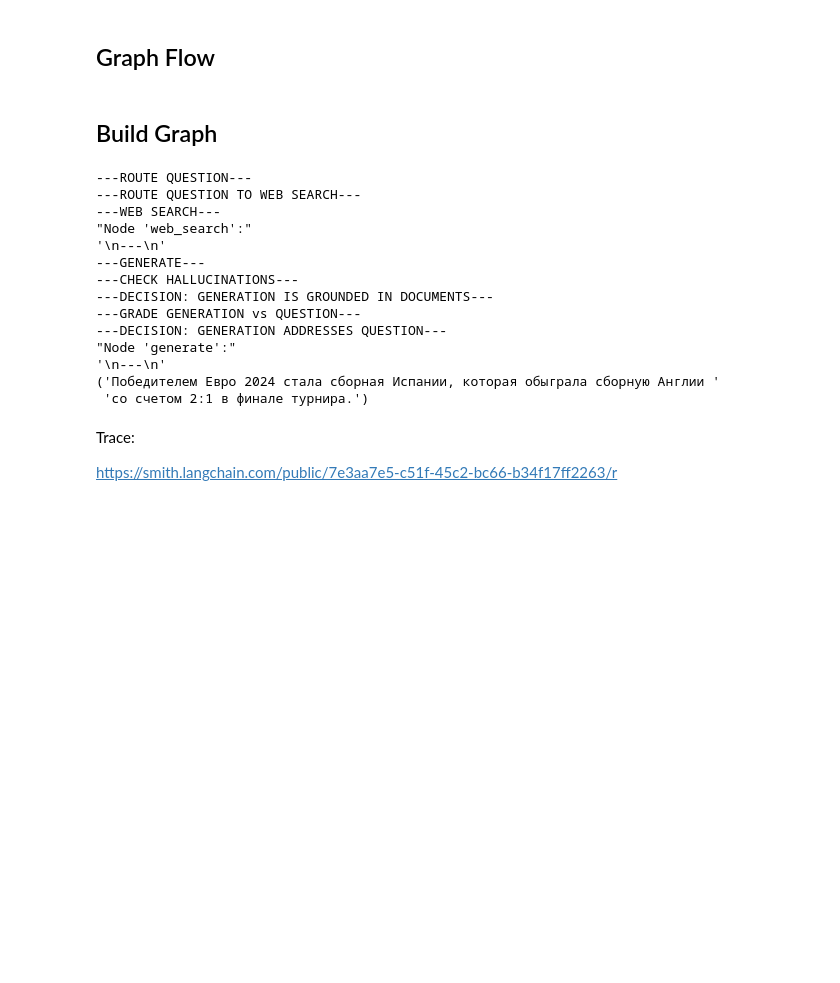
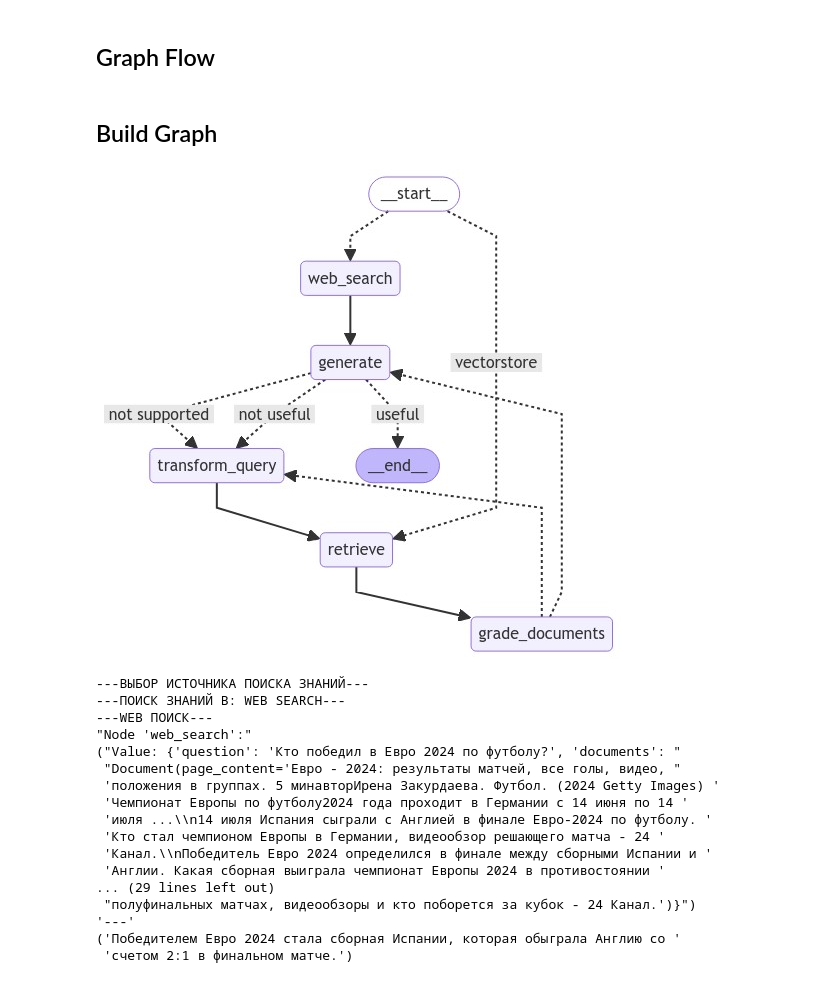
Before and after one commit to ai-forever/gigagraph, a Jupyter notebook: examples/rag/langgraph_adaptive_rag_giga.ipynb, the cells around one changed output. Drawn from its saved outputs; the diff is of its cells as text; code cells hidden in the pictures; blank space fills up the shorter version.

```diff
--- a/examples/rag/langgraph_adaptive_rag_giga.ipynb
+++ b/examples/rag/langgraph_adaptive_rag_giga.ipynb
@@ -225,7 +225,8 @@ prompt = ChatPromptTemplate([(
 
 # LLM
 # llm = ChatOpenAI(model_name="gpt-3.5-turbo", temperature=0)
-llm = GigaChat(model="GigaChat-Pro")
+# Выполняем генерацию с повышенной температурой, чтобы при необходимости получать разнобразные ответы
+llm = GigaChat(model="GigaChat-Pro", temperature=1)
 
 
 # Post-processing
@@ -265,12 +266,12 @@ llm = GigaChat(model="GigaChat-Pro")
 structured_llm_grader = llm.with_structured_output(GradeHallucinations)
 
 # Prompt
-system = """Ты оцениваешь, основана ли генерация модели на наборе найденных фактов / подтверждается ли ими. \n
-     Дай бинарную оценку 'yes' или 'no'. 'yes' означает, что ответ основан на фактах."""
+system = """Ты оцениваешь, основана ли генерация модели на данных в документе. \n
+     Дай бинарную оценку 'yes' или 'no'. 'yes' означает, что ответ основан на данных из документа."""
 hallucination_prompt = ChatPromptTemplate.from_messages(
     [
         ("system", system),
-        ("human", "Набор фактов: \n\n {documents} \n\n генерация модели: {generation}"),
+        ("human", "Данные из документа: \n\n {documents} \n\n генерация модели: {generation}"),
     ]
 )
 
@@ -613,7 +616,8 @@ workflow.add_conditional_edges(
     "generate",
     grade_generation_v_documents_and_question,
     {
-        "not supported": "generate",
+        "not supported": "transform_query",
+        # "not supported": "generate",
         "useful": END,
         "not useful": "transform_query",
     },
@@ -621,6 +625,11 @@ workflow.add_conditional_edges(
 
 # Compile
 app = workflow.compile()
+# %%
+from IPython.display import Image, display
+display(Image(app.get_graph().draw_mermaid_png()))
+# %% [output]
+[figure, added]
 # %%
 from pprint import pprint
 
@@ -633,29 +642,28 @@ for output in app.stream(inputs):
         # Node
         pprint(f"Node '{key}':")
         # Optional: print full state at each node
-        # pprint.pprint(value["keys"], indent=2, width=80, depth=None)
-    pprint("\n---\n")
+        pprint(f"Value: {value}", indent=2, width=80, depth=None)
+    pprint("---")
 
 # Final generation
 pprint(value["generation"])
 # %% [output]
----ROUTE QUESTION---
----ROUTE QUESTION TO WEB SEARCH---
----WEB SEARCH---
+---ВЫБОР ИСТОЧНИКА ПОИСКА ЗНАНИЙ---
+---ПОИСК ЗНАНИЙ В: WEB SEARCH---
+---WEB ПОИСК---
 "Node 'web_search':"
-'\n---\n'
----GENERATE---
----CHECK HALLUCINATIONS---
----DECISION: GENERATION IS GROUNDED IN DOCUMENTS---
----GRADE GENERATION vs QUESTION---
----DECISION: GENERATION ADDRESSES QUESTION---
-"Node 'generate':"
-'\n---\n'
-('Победителем Евро 2024 стала сборная Испании, которая обыграла сборную Англии '
- 'со счетом 2:1 в финале турнира.')
+("Value: {'question': 'Кто победил в Евро 2024 по футболу?', 'documents': "
+ "Document(page_content='Евро - 2024: результаты матчей, все голы, видео, "
+ 'положения в группах. 5 минавторИрена Закурдаева. Футбол. (2024 Getty Images) '
+ 'Чемпионат Европы по футболу2024 года проходит в Германии с 14 июня по 14 '
+ 'июля ...\\n14 июля Испания сыграли с Англией в финале Евро-2024 по футболу. '
+ 'Кто стал чемпионом Европы в Германии, видеообзор решающего матча - 24 '
+ 'Канал.\\nПобедитель Евро 2024 определился в финале между сборными Испании и '
+ 'Англии. Какая сборная выиграла чемпионат Европы 2024 в противостоянии '
+... (29 lines left out)
+ "полуфинальных матчах, видеообзоры и кто поборется за кубок - 24 Канал.')}")
+'---'
+('Победителем Евро 2024 стала сборная Испании, которая обыграла Англию со '
+ 'счетом 2:1 в финальном матче.')
-# %% [markdown]
-Trace:
-
-https://smith.langchain.com/public/7e3aa7e5-c51f-45c2-bc66-b34f17ff2263/r
 # %%
 # Run
```
Also changed, not shown: parts of 4 cells of this notebook.
